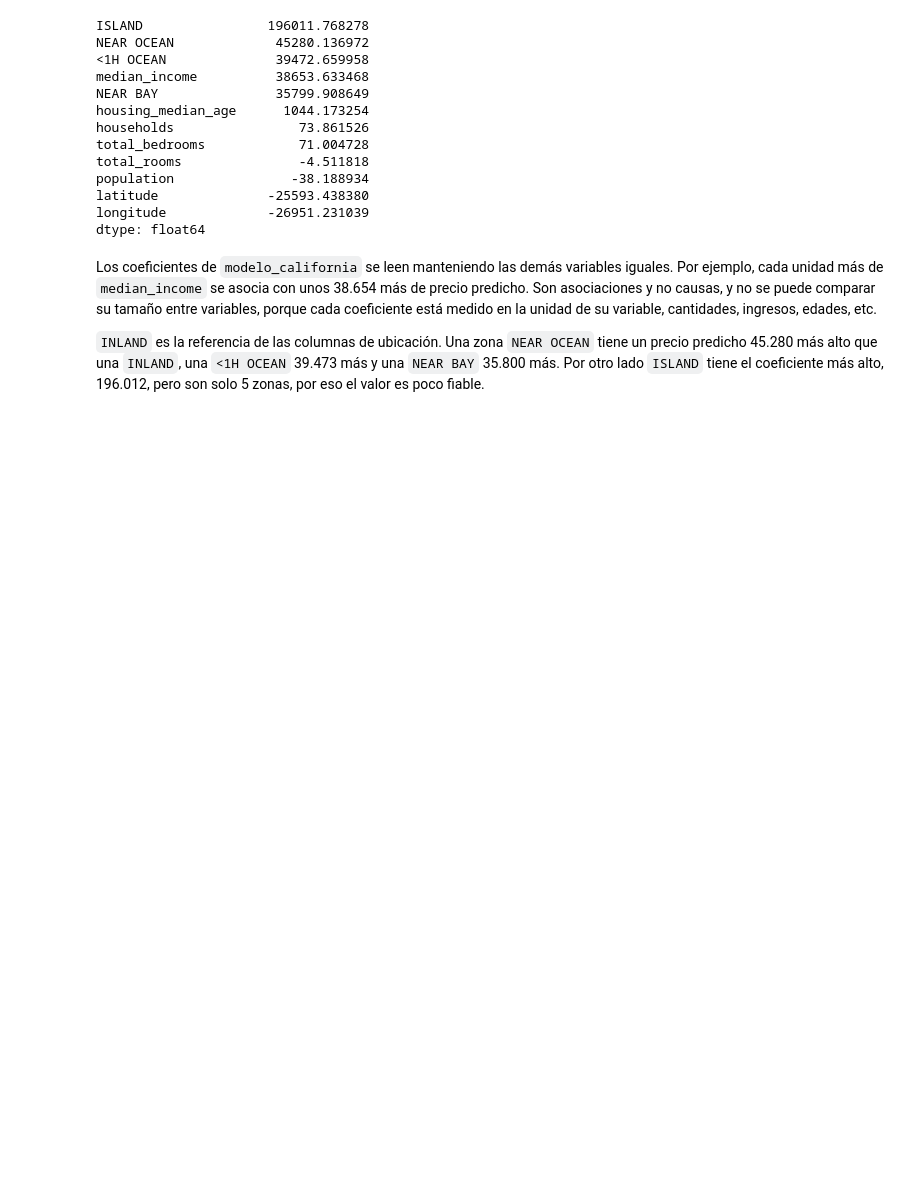
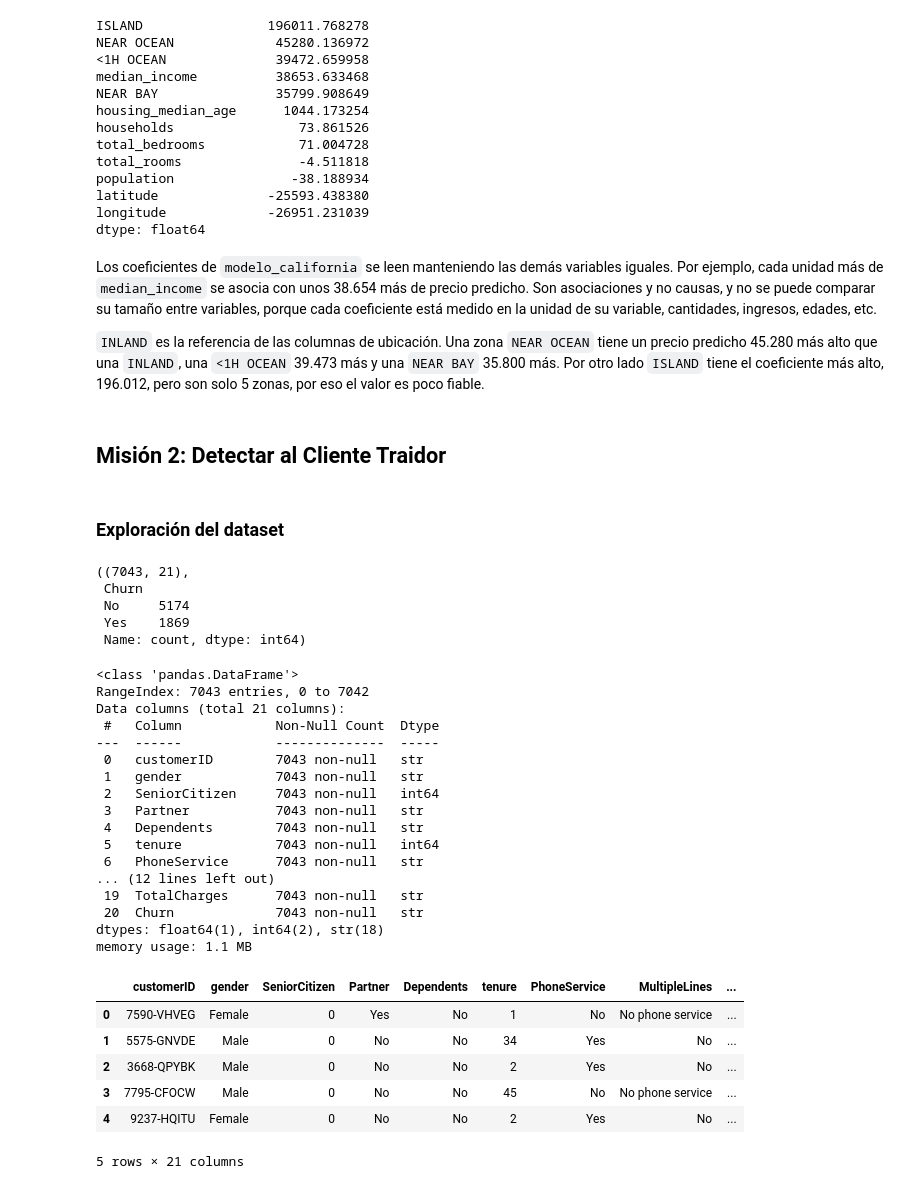
Before and after one commit to CarlosScura/oraculo-inmobiliario-de-california, a Jupyter notebook: oraculo_inmobiliario.ipynb, the cells around one changed output. Drawn from its saved outputs; the diff is of its cells as text; code cells hidden in the pictures; blank space fills up the shorter version.

Commit message:
Agrega exploración y selección de columnas de la Misión 2

```diff
--- a/oraculo_inmobiliario.ipynb
+++ b/oraculo_inmobiliario.ipynb
@@ -246,3 +246,44 @@ dtype: float64
 Los coeficientes de `modelo_california` se leen manteniendo las demás variables iguales. Por ejemplo, cada unidad más de `median_income` se asocia con unos 38.654 más de precio predicho. Son asociaciones y no causas, y no se puede comparar su tamaño entre variables, porque cada coeficiente está medido en la unidad de su variable, cantidades, ingresos, edades, etc.
 
 `INLAND` es la referencia de las columnas de ubicación. Una zona `NEAR OCEAN` tiene un precio predicho 45.280 más alto que una `INLAND`, una `<1H OCEAN` 39.473 más y una `NEAR BAY` 35.800 más. Por otro lado `ISLAND` tiene el coeficiente más alto, 196.012, pero son solo 5 zonas, por eso el valor es poco fiable.
+# %% [markdown]
+## Misión 2: Detectar al Cliente Traidor
+# %% [markdown]
+### Exploración del dataset
+# %%
+df_churn = pd.read_csv("WA_Fn-UseC_-Telco-Customer-Churn.csv")
+df_churn.shape, df_churn["Churn"].value_counts()
+# %% [output]
+((7043, 21),
+ Churn
+ No     5174
+ Yes    1869
+ Name: count, dtype: int64)
+# %%
+df_churn.info()
+df_churn.head()
+# %% [output]
+<class 'pandas.DataFrame'>
+RangeIndex: 7043 entries, 0 to 7042
+Data columns (total 21 columns):
+ #   Column            Non-Null Count  Dtype
+---  ------            --------------  -----
+ 0   customerID        7043 non-null   str
+ 1   gender            7043 non-null   str
+ 2   SeniorCitizen     7043 non-null   int64
+ 3   Partner           7043 non-null   str
+ 4   Dependents        7043 non-null   str
+ 5   tenure            7043 non-null   int64
+ 6   PhoneService      7043 non-null   str
+... (12 lines left out)
+ 19  TotalCharges      7043 non-null   str
+ 20  Churn             7043 non-null   str
+dtypes: float64(1), int64(2), str(18)
+memory usage: 1.1 MB
+|  | customerID | gender | SeniorCitizen | Partner | Dependents | tenure | PhoneService | MultipleLines | ... |
+| 0 | 7590-VHVEG | Female | 0 | Yes | No | 1 | No | No phone service | ... |
+| 1 | 5575-GNVDE | Male | 0 | No | No | 34 | Yes | No | ... |
+| 2 | 3668-QPYBK | Male | 0 | No | No | 2 | Yes | No | ... |
+| 3 | 7795-CFOCW | Male | 0 | No | No | 45 | No | No phone service | ... |
+| 4 | 9237-HQITU | Female | 0 | No | No | 2 | Yes | No | ... |
+5 rows × 21 columns
```
Also changed, not shown: parts of 6 cells of this notebook.
